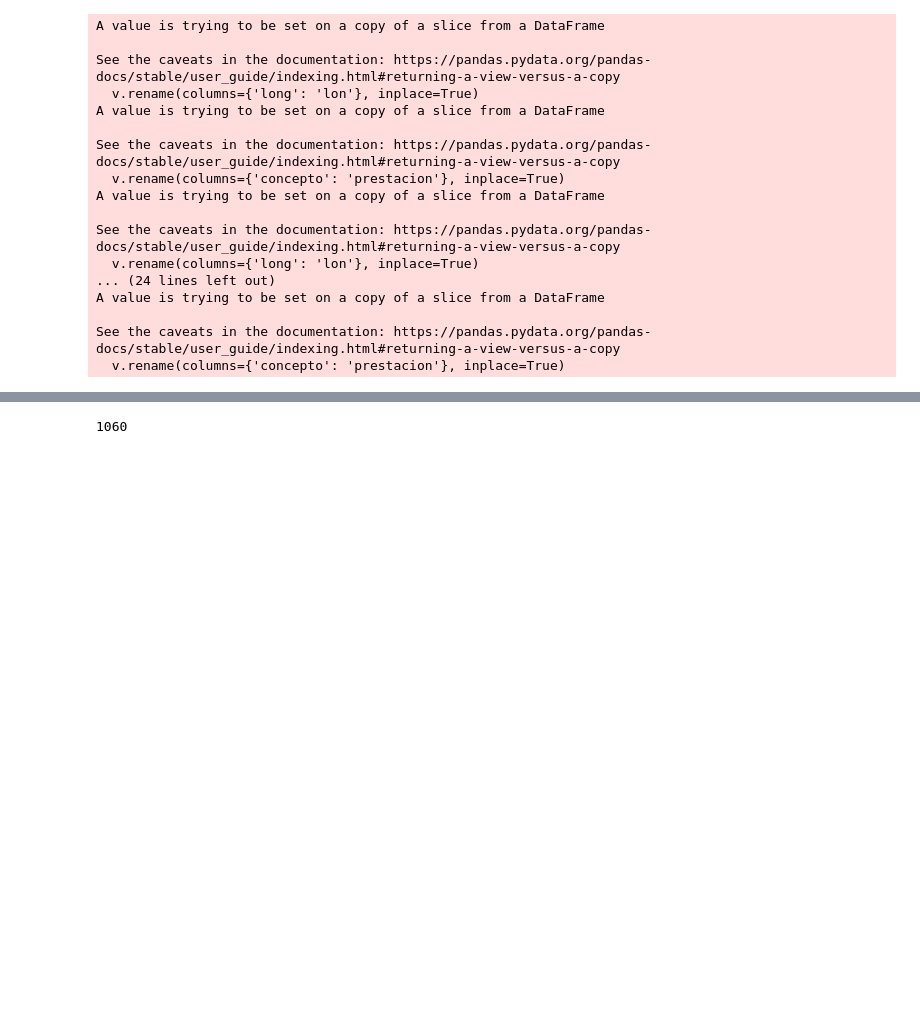
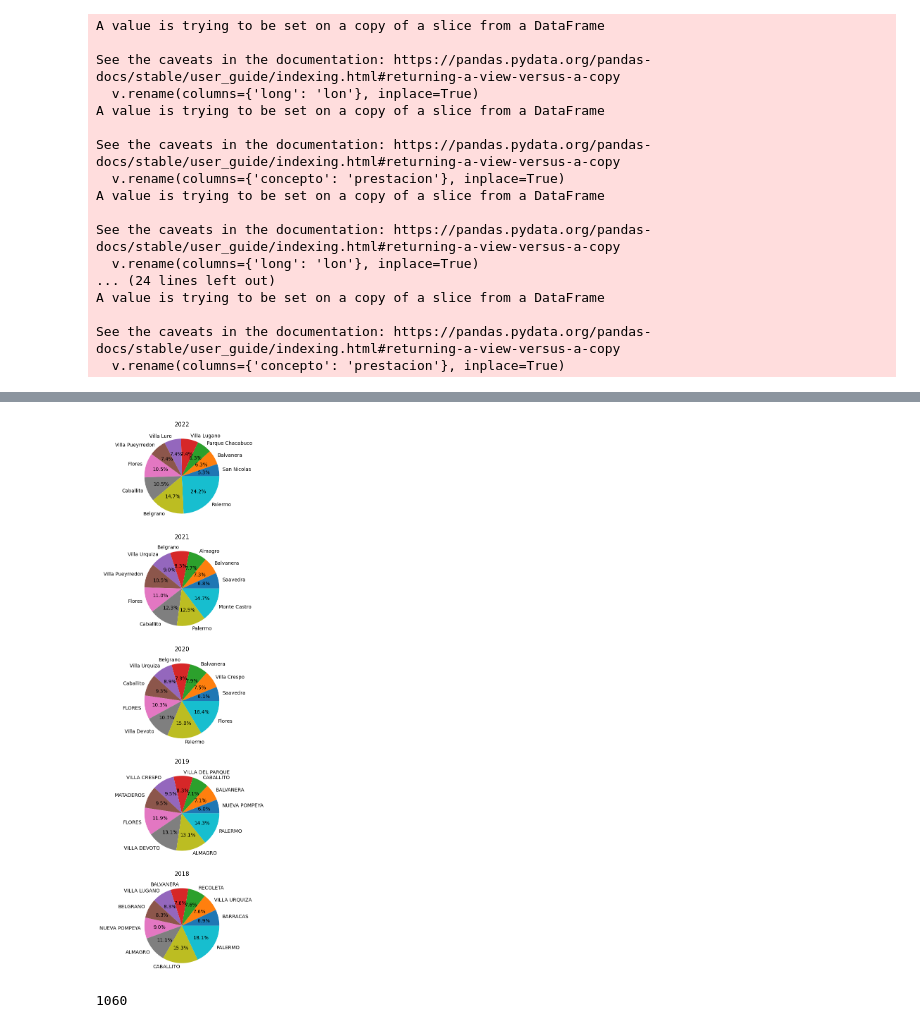
Before and after one commit to Luquish/vd_s1_parcial_mazzarello_pardo, a Jupyter notebook: data/proccessing.ipynb, the cells around one changed output, grey strips where cells are left out. Cells and saved outputs as stored; diff of their text form; code cells hidden in the pictures; blank space fills up the shorter version.

Commit message:
feat(charts): Added chart titles

```diff
--- a/data/proccessing.ipynb
+++ b/data/proccessing.ipynb
@@ -197,6 +78,3 @@ mosquitos = {
     "2019": mosquitos_2019,
     "2018": mosquitos_2018
 }
-# %%
-for k, v in mosquitos.items():
-    print(v.keys())
@@ -249,3 +148,15 @@ for k, v in mosquitos.items():
+# %%
+# Plot all years in one fig, with a subplot for each year
+
+fig, axs = plt.subplots(5, 1, figsize=(20, 20))
+
+for i, (k, v) in enumerate(mosquitos.items()):
+    axs[i].pie(v['domicilio_barrio'].value_counts()[0:10][::-1].values, labels=v['domicilio_barrio'].value_counts()[0:10][::-1].index, autopct='%1.1f%%')
+    axs[i].set_title(k)
+
+plt.show()
+# %% [output]
+[figure, added]
 # %%
 len(mosquitos_2021)
 # %% [output]
```
Also changed, not shown: parts of 20 cells of this notebook, 3 other files.
